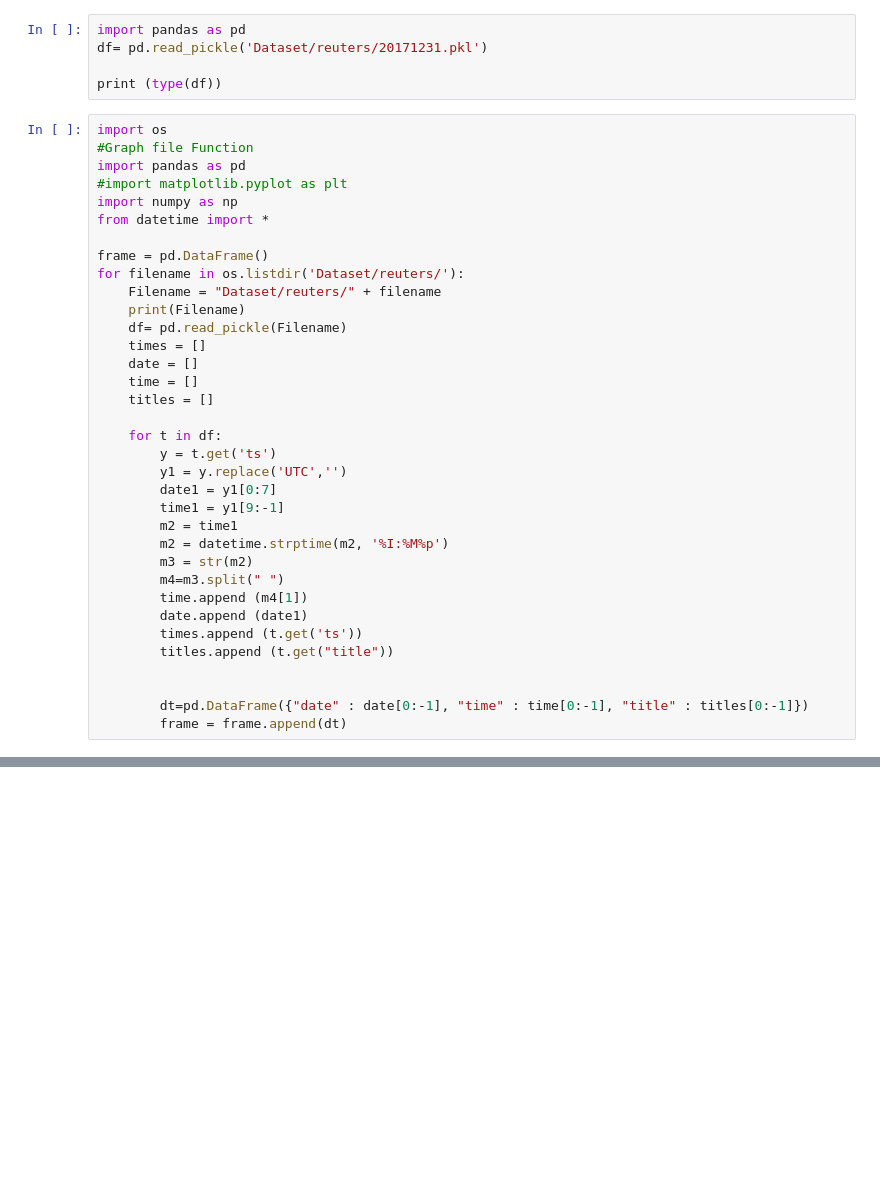
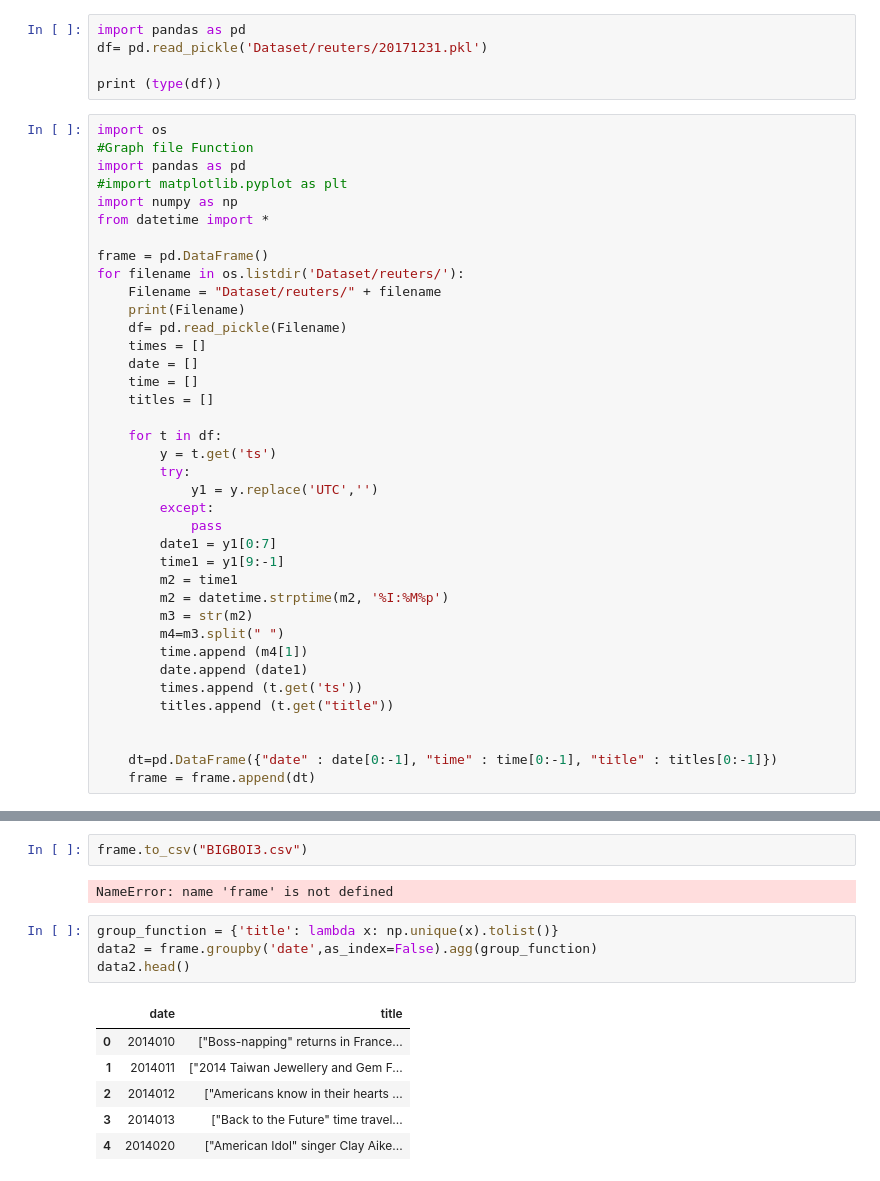
Before and after one commit to MayankSur/Algothon-2018, a Jupyter notebook: Algathon Data Science Machine Learning.ipynb, the cells around one changed output, grey strips where cells are left out. Cells and saved outputs as stored; diff of their text form; blank space fills up the shorter version.

```diff
--- a/Algathon Data Science Machine Learning.ipynb
+++ b/Algathon Data Science Machine Learning.ipynb
@@ -98,7 +98,10 @@ for filename in os.listdir('Dataset/reuters/'):
 
     for t in df:
         y = t.get('ts')
-        y1 = y.replace('UTC','')
+        try:
+            y1 = y.replace('UTC','')
+        except:
+            pass
         date1 = y1[0:7]
         time1 = y1[9:-1]
         m2 = time1
@@ -111,8 +114,8 @@ for filename in os.listdir('Dataset/reuters/'):
         titles.append (t.get("title"))
 
 
-        dt=pd.DataFrame({"date" : date[0:-1], "time" : time[0:-1], "title" : titles[0:-1]})
-        frame = frame.append(dt)
+    dt=pd.DataFrame({"date" : date[0:-1], "time" : time[0:-1], "title" : titles[0:-1]})
+    frame = frame.append(dt)
 # %% [output]
 Dataset/reuters/20140101.pkl
 Dataset/reuters/20140102.pkl
@@ -119,0 +137,15 @@ Dataset/reuters/20140103.pkl
+# %%
+frame.to_csv("BIGBOI3.csv")
+# %% [output]
+NameError: name 'frame' is not defined
+# %%
+group_function = {'title': lambda x: np.unique(x).tolist()}
+data2 = frame.groupby('date',as_index=False).agg(group_function)
+data2.head()
+# %% [output]
+|  | date | title |
+| 0 | 2014010 | ["Boss-napping" returns in France... |
+| 1 | 2014011 | ["2014 Taiwan Jewellery and Gem F... |
+| 2 | 2014012 | ["Americans know in their hearts ... |
+| 3 | 2014013 | ["Back to the Future" time travel... |
+| 4 | 2014020 | ["American Idol" singer Clay Aike... |
```
Also changed, not shown: parts of 1 cell of this notebook.
